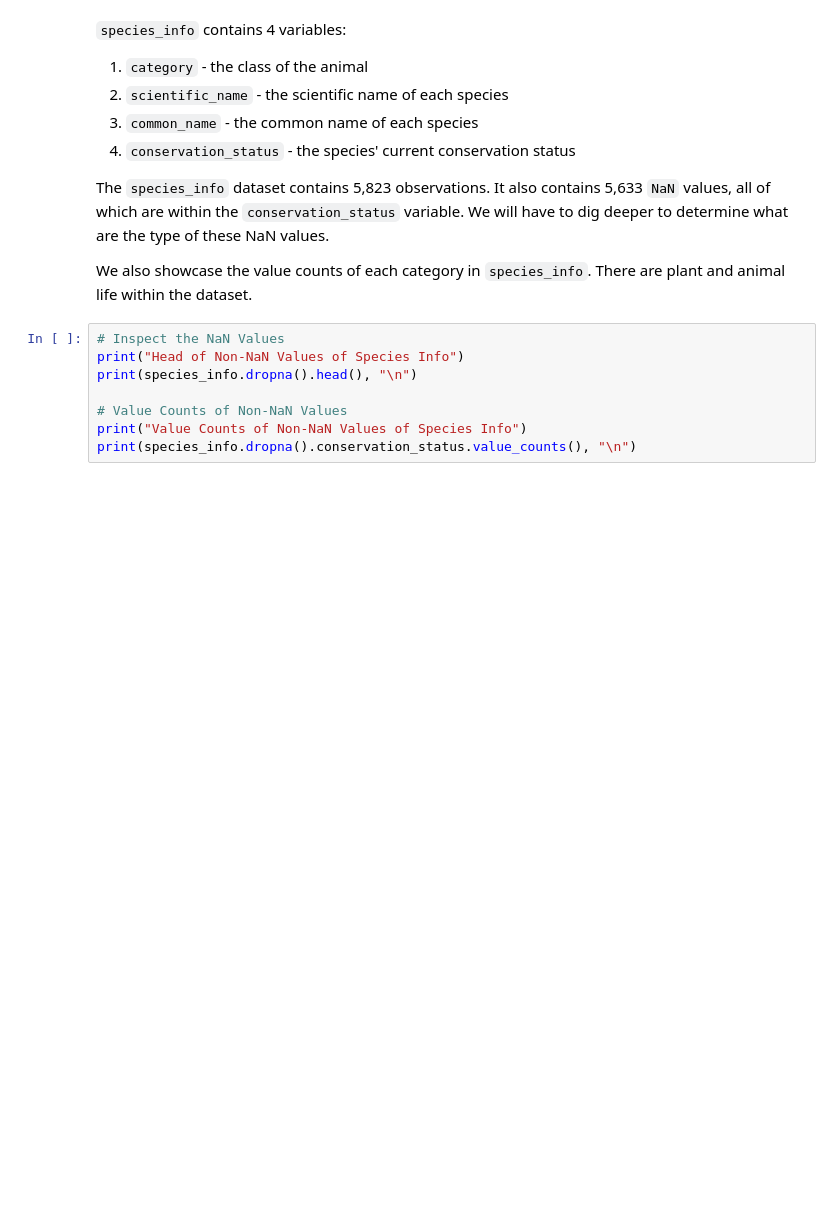
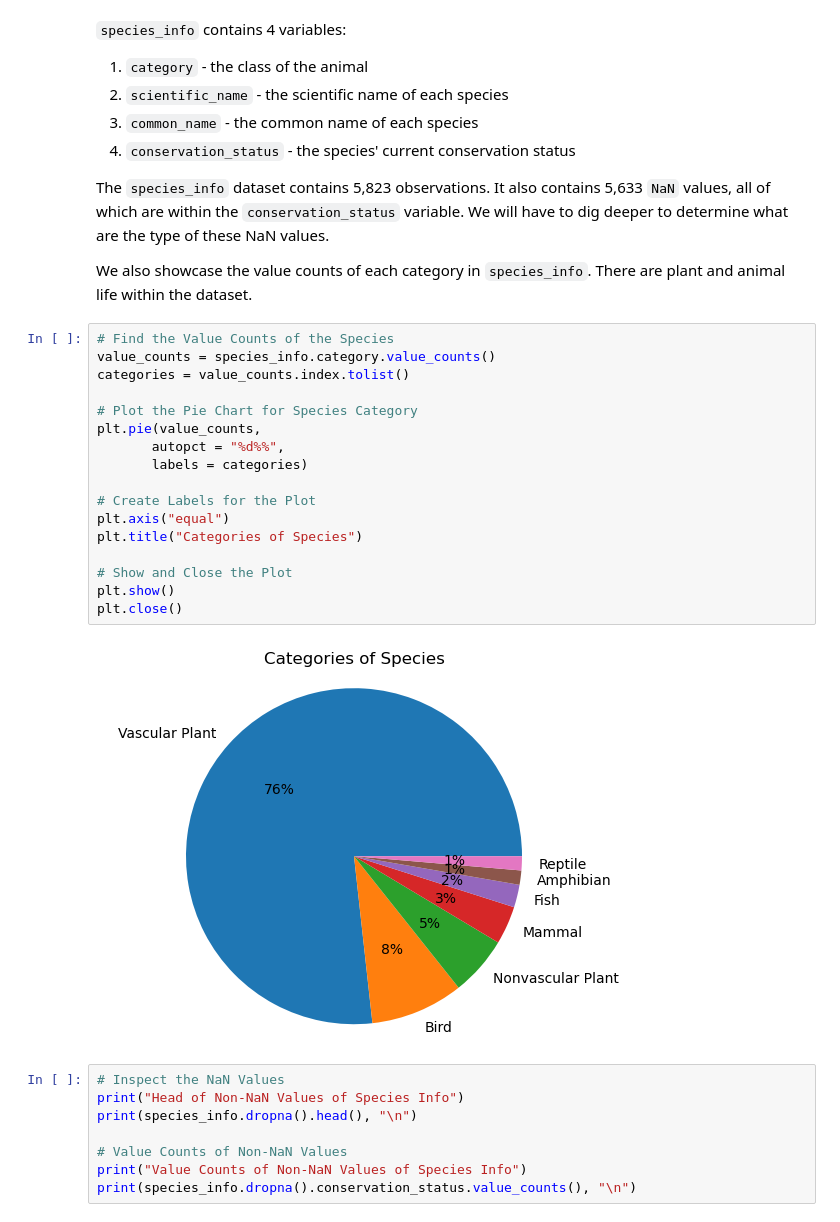
Before and after one commit to thejjserg/biodiversity, a Jupyter notebook: biodiversity_starter/biodiversity.ipynb, the cells around one changed output. Saved outputs shown, nothing was run; the diff lists cells and outputs as text; blank space fills up the shorter version.

Commit message:
Fix Pie Charts

```diff
--- a/biodiversity_starter/biodiversity.ipynb
+++ b/biodiversity_starter/biodiversity.ipynb
@@ -113,6 +117,25 @@ Name: count, dtype: int64
 The `species_info` dataset contains 5,823 observations. It also contains 5,633 `NaN` values, all of which are within the `conservation_status` variable. We will have to dig deeper to determine what are the type of these NaN values.
 
 We also showcase the value counts of each category in `species_info`. There are plant and animal life within the dataset.
+# %%
+# Find the Value Counts of the Species
+value_counts = species_info.category.value_counts()
+categories = value_counts.index.tolist()
+
+# Plot the Pie Chart for Species Category
+plt.pie(value_counts,
+       autopct = "%d%%",
+       labels = categories)
+
+# Create Labels for the Plot
+plt.axis("equal")
+plt.title("Categories of Species")
+
+# Show and Close the Plot
+plt.show()
+plt.close()
+# %% [output]
+[figure, added]
 # %%
 # Inspect the NaN Values
 print("Head of Non-NaN Values of Species Info")
```
Also changed, not shown: parts of 5 cells of this notebook.
